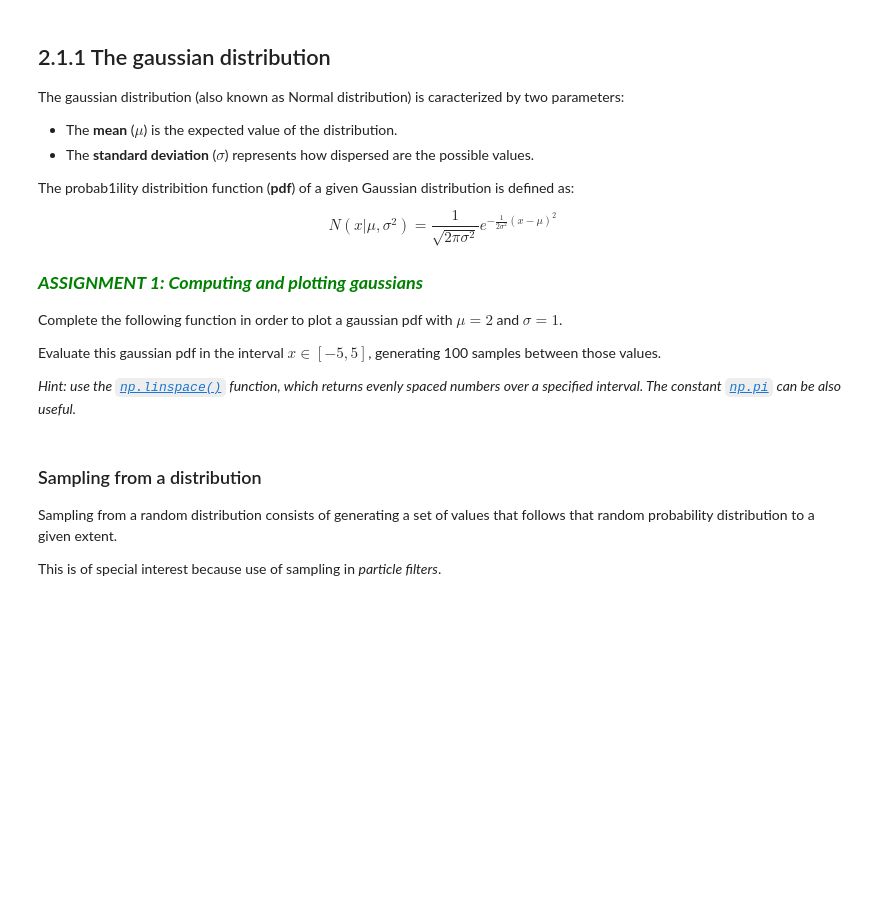
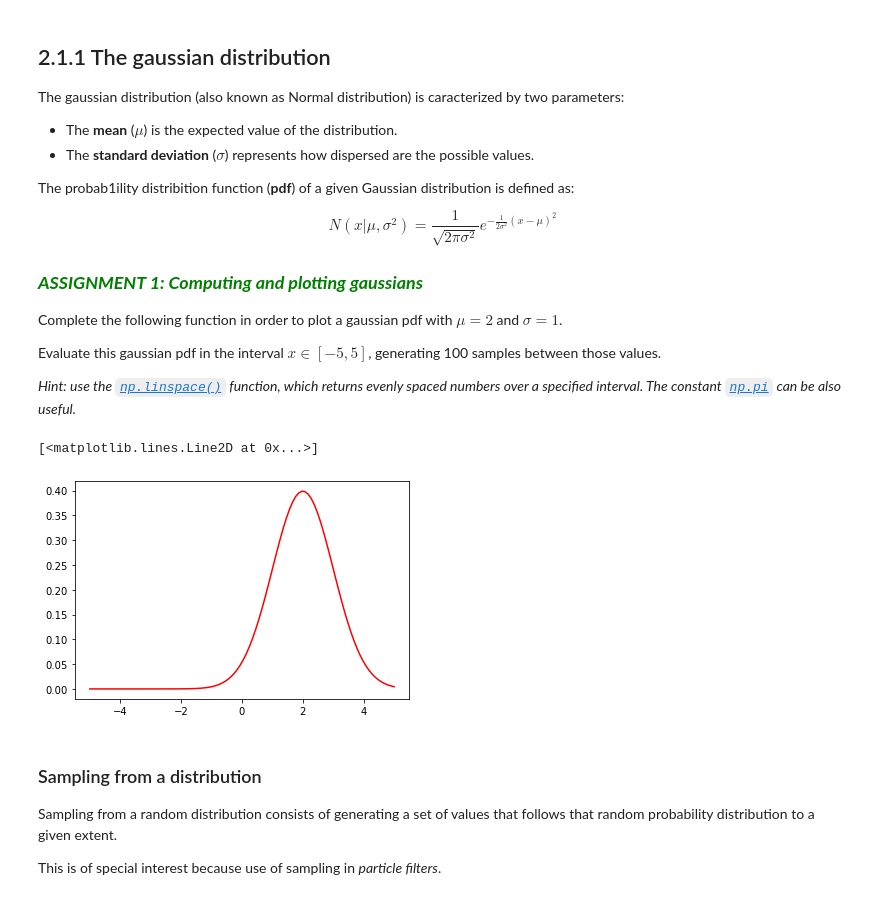
Before and after one commit to psychys/uma_robotics_2022, a Jupyter notebook: Chapter 02. Probability and statistic bases/2.1 Probability and Statistics Bases for Robotics.ipynb, the cells around one changed output. Cells and saved outputs as stored; diff of their text form; code cells hidden in the pictures; blank space fills up the shorter version.

```diff
--- a/Chapter 02. Probability and statistic bases/2.1 Probability and Statistics Bases for Robotics.ipynb
+++ b/Chapter 02. Probability and statistic bases/2.1 Probability and Statistics Bases for Robotics.ipynb
@@ -49,27 +49,30 @@ def evaluate_gaussian(mu, sigma, X):
         sigma: standard deviation of the distribution
         X: points where the function is going to be evaluated
     """
-    variance = None # Get the variance from the given standar deviation
-    res = None # Implement the gaussian distribution computation
+    variance = np.power(sigma,2) # Get the variance from the given standar deviation
+    res = (1 / np.sqrt(2 * (np.pi) * variance)) * np.exp(-np.power((X-mu),2) /( 2 * variance)) # Implement the gaussian distribution computation
 
     return res
 # %%
 # RUN
 
 # Gaussian parameters (mean and standard deviation)
 mu = 2
 sigma = 1
 
 # Create the array of values where the gaussian distribution is going to be evaluated
 min_interval=-5
 max_interval=5
 n_samples=100
-X = None
+X = np.linspace(min_interval,max_interval, num = n_samples)
 
 # Call the function and plot the results
 res = evaluate_gaussian(mu, sigma, X)
 plt.plot(X, res, 'r') # Show the results
-plt.show() # Try what happens if you remove this line ;)
+#plt.show() # Try what happens if you remove this line ;)
+# %% [output]
+[<matplotlib.lines.Line2D at 0x...>]
+[figure, added]
 # %% [markdown]
 ### Sampling from a distribution
 
```
Also changed, not shown: parts of 20 cells of this notebook.
